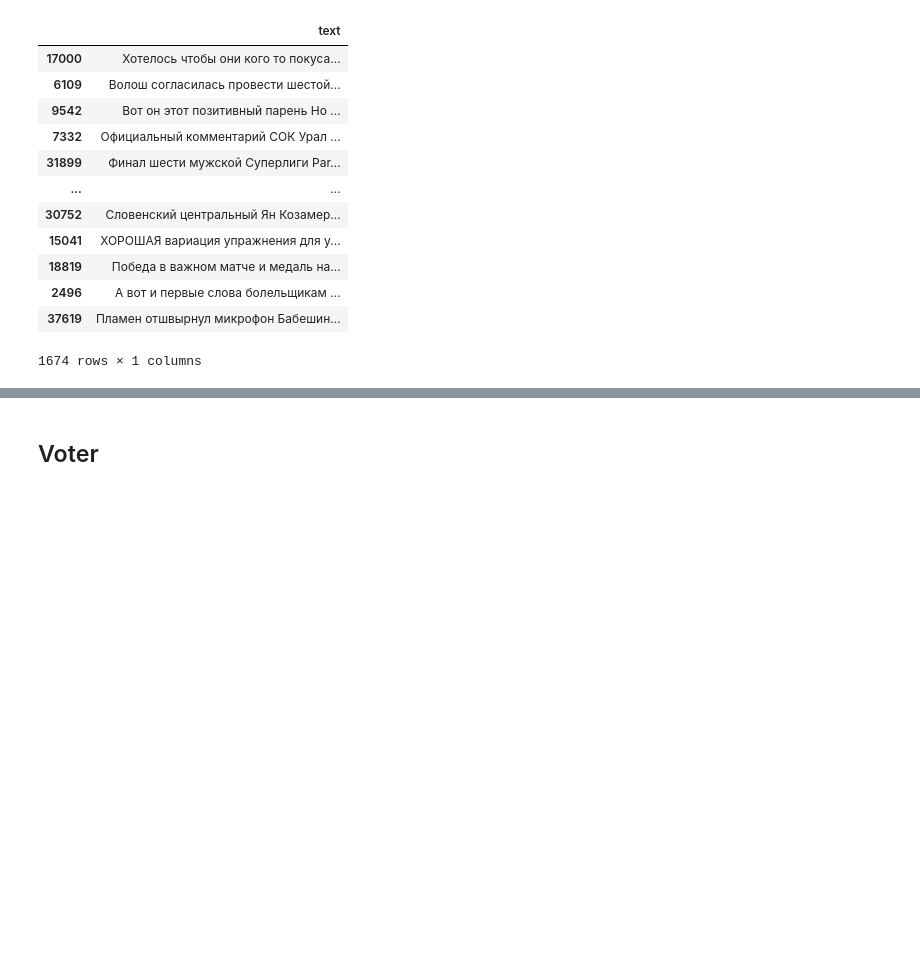
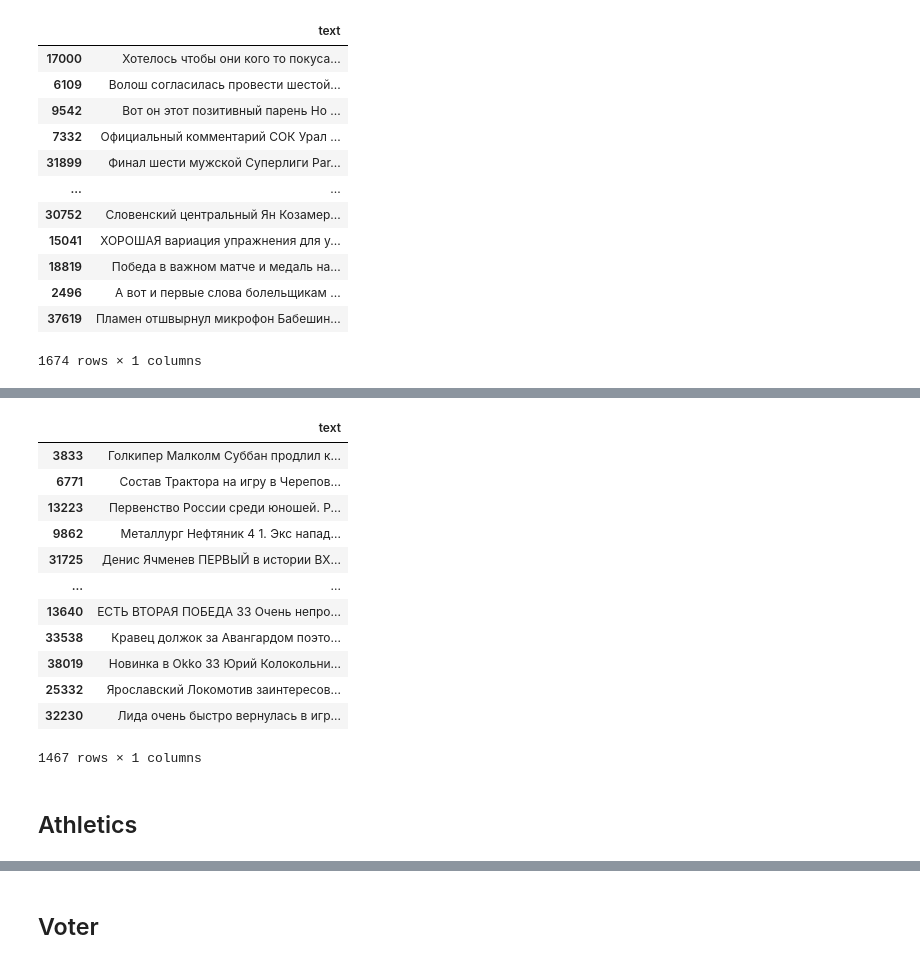
Before and after one commit to vladislavkruglikov/classifier, a Jupyter notebook: notebooks/baseline.ipynb, the cells around one changed output, grey strips where cells are left out. Cells and saved outputs as stored; diff of their text form; code cells hidden in the pictures; blank space fills up the shorter version.

```diff
--- a/notebooks/baseline.ipynb
+++ b/notebooks/baseline.ipynb
@@ -244,0 +253,4 @@ volleyball_evaluator.compute_false_negative(train)[["text"]]
+# %%
+hockey_evaluator = build_evaluator("hockey", hockey_items)
+
+hockey_evaluator.compute_metrics(validation)
@@ -244,0 +271,18 @@ volleyball_evaluator.compute_false_negative(train)[["text"]]
+# %%
+hockey_evaluator.compute_false_negative(train)[["text"]]
+# %% [output]
+|  | text |
+| 3833 | Голкипер Малколм Суббан продлил к... |
+| 6771 | Состав Трактора на игру в Черепов... |
+| 13223 | Первенство России среди юношей. Р... |
+| 9862 | Металлург Нефтяник 4 1. Экс напад... |
+| 31725 | Денис Ячменев ПЕРВЫЙ в истории ВХ... |
+| ... | ... |
+| 13640 | ЕСТЬ ВТОРАЯ ПОБЕДА 33 Очень непро... |
+| 33538 | Кравец должок за Авангардом поэто... |
+| 38019 | Новинка в Okko 33 Юрий Колокольни... |
+| 25332 | Ярославский Локомотив заинтересов... |
+| 32230 | Лида очень быстро вернулась в игр... |
+1467 rows × 1 columns
+# %% [markdown]
+## Athletics
```
Also changed, not shown: parts of 13 cells of this notebook.
